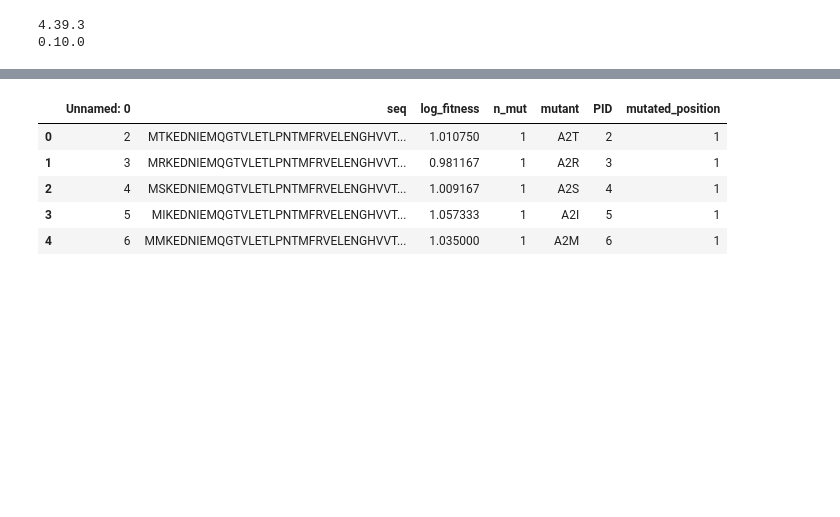
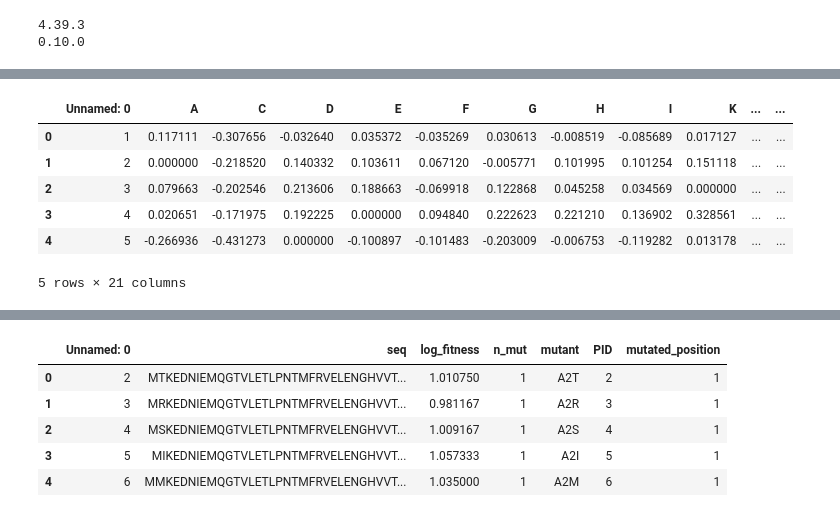
Before and after one commit to Sqingshannon/Fine-tune_plm, a Jupyter notebook: temp.ipynb, the cells around one changed output, grey strips where cells are left out. Cells and saved outputs as stored; diff of their text form; code cells hidden in the pictures; blank space fills up the shorter version.

Commit message:
score to score notebook

```diff
--- a/temp.ipynb
+++ b/temp.ipynb
@@ -37,0 +40,9 @@ from scipy.stats import spearmanr
+# %%
+dms_id = "IF1_ECOLI_Kelsic_2016"
+# %%
+root = Path("/work/yunan/PsiFit/data/proteingym")
+# %%
+wt_seq = str(next(SeqIO.parse(root / dms_id / "wildtype.fasta", "fasta")).seq)
+spurs_pred = pd.read_csv(root / dms_id / "spurs_prediction.tsv", sep="\t")
+confit_pred_path = Path("./pred_score_check") / dms_id / "pred.csv"
+confit_pred = pd.read_csv(confit_pred_path)
@@ -37,0 +58,10 @@ from scipy.stats import spearmanr
+# %%
+spurs_pred.head()
+# %% [output]
+|  | Unnamed: 0 | A | C | D | E | F | G | H | I | K | ... | ... |
+| 0 | 1 | 0.117111 | -0.307656 | -0.032640 | 0.035372 | -0.035269 | 0.030613 | -0.008519 | -0.085689 | 0.017127 | ... | ... |
+| 1 | 2 | 0.000000 | -0.218520 | 0.140332 | 0.103611 | 0.067120 | -0.005771 | 0.101995 | 0.101254 | 0.151118 | ... | ... |
+| 2 | 3 | 0.079663 | -0.202546 | 0.213606 | 0.188663 | -0.069918 | 0.122868 | 0.045258 | 0.034569 | 0.000000 | ... | ... |
+| 3 | 4 | 0.020651 | -0.171975 | 0.192225 | 0.000000 | 0.094840 | 0.222623 | 0.221210 | 0.136902 | 0.328561 | ... | ... |
+| 4 | 5 | -0.266936 | -0.431273 | 0.000000 | -0.100897 | -0.101483 | -0.203009 | -0.006753 | -0.119282 | 0.013178 | ... | ... |
+5 rows × 21 columns
```
Also changed, not shown: parts of 21 cells of this notebook, 4 other files.
